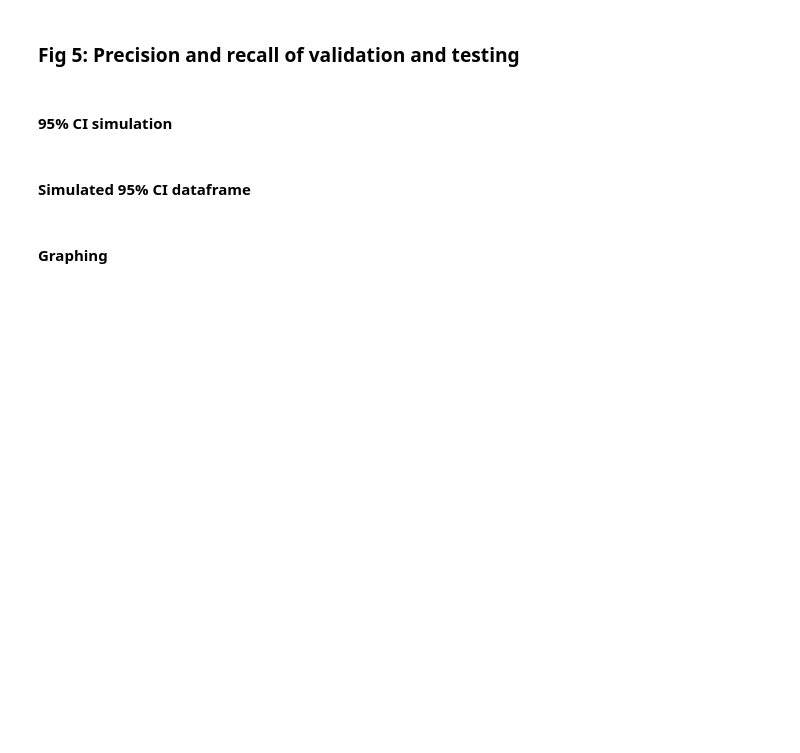
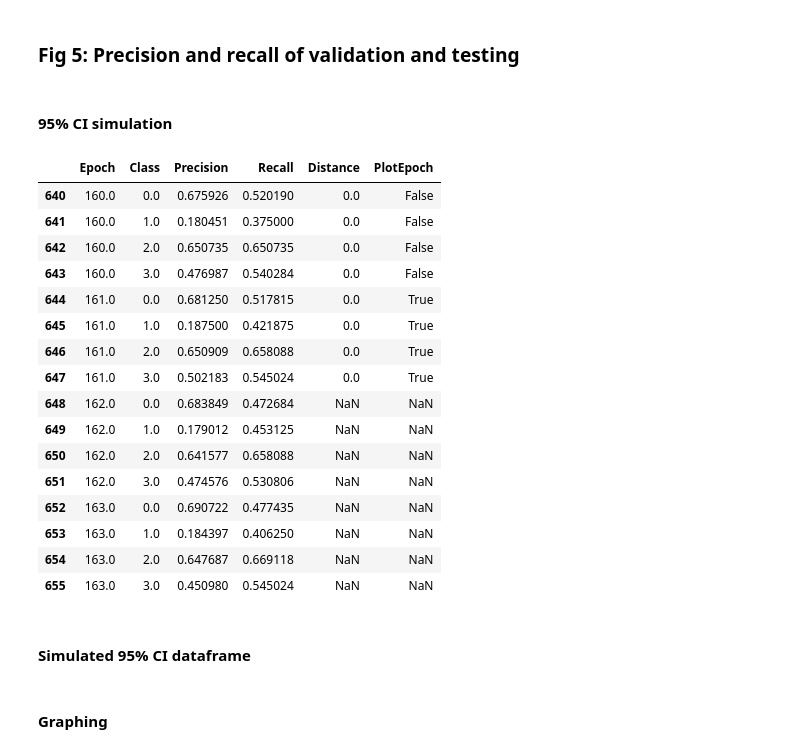
Before and after one commit to VacantiLab/ProteinLocalization, a Jupyter notebook: Pytorch model localization prediction customNN NV.ipynb, the cells around one changed output. Saved outputs shown, nothing was run; the diff lists cells and outputs as text; code cells hidden in the pictures; blank space fills up the shorter version.

```diff
--- a/Pytorch model localization prediction customNN NV.ipynb
+++ b/Pytorch model localization prediction customNN NV.ipynb
@@ -1687,6 +1731,26 @@ for iteration in np.arange(0,n_iterations):
 
 recall_95 = [np.percentile(recall_matrix[:,p],95) for p in [0,1,2,3]]
 precision_95 = [np.percentile(precision_matrix[:,p],95) for p in [0,1,2,3]]
+# %%
+PrecisionRecallDF.iloc[160*4:164*4,:]
+# %% [output]
+|  | Epoch | Class | Precision | Recall | Distance | PlotEpoch |
+| 640 | 160.0 | 0.0 | 0.675926 | 0.520190 | 0.0 | False |
+| 641 | 160.0 | 1.0 | 0.180451 | 0.375000 | 0.0 | False |
+| 642 | 160.0 | 2.0 | 0.650735 | 0.650735 | 0.0 | False |
+| 643 | 160.0 | 3.0 | 0.476987 | 0.540284 | 0.0 | False |
+| 644 | 161.0 | 0.0 | 0.681250 | 0.517815 | 0.0 | True |
+| 645 | 161.0 | 1.0 | 0.187500 | 0.421875 | 0.0 | True |
+| 646 | 161.0 | 2.0 | 0.650909 | 0.658088 | 0.0 | True |
+| 647 | 161.0 | 3.0 | 0.502183 | 0.545024 | 0.0 | True |
+| 648 | 162.0 | 0.0 | 0.683849 | 0.472684 | NaN | NaN |
+| 649 | 162.0 | 1.0 | 0.179012 | 0.453125 | NaN | NaN |
+| 650 | 162.0 | 2.0 | 0.641577 | 0.658088 | NaN | NaN |
+| 651 | 162.0 | 3.0 | 0.474576 | 0.530806 | NaN | NaN |
+| 652 | 163.0 | 0.0 | 0.690722 | 0.477435 | NaN | NaN |
+| 653 | 163.0 | 1.0 | 0.184397 | 0.406250 | NaN | NaN |
+| 654 | 163.0 | 2.0 | 0.647687 | 0.669118 | NaN | NaN |
+| 655 | 163.0 | 3.0 | 0.450980 | 0.545024 | NaN | NaN |
 # %% [markdown]
 #### Simulated 95% CI dataframe
 # %% [markdown]
```
Also changed, not shown: parts of 6 cells of this notebook, 33 other files.
